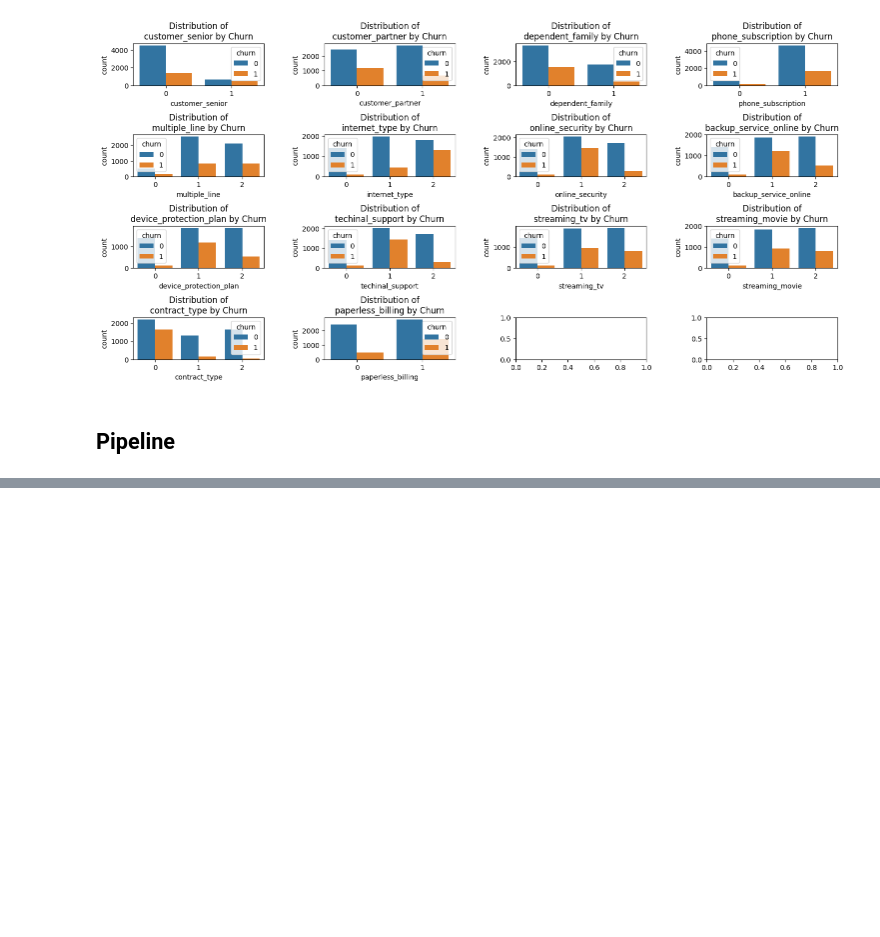
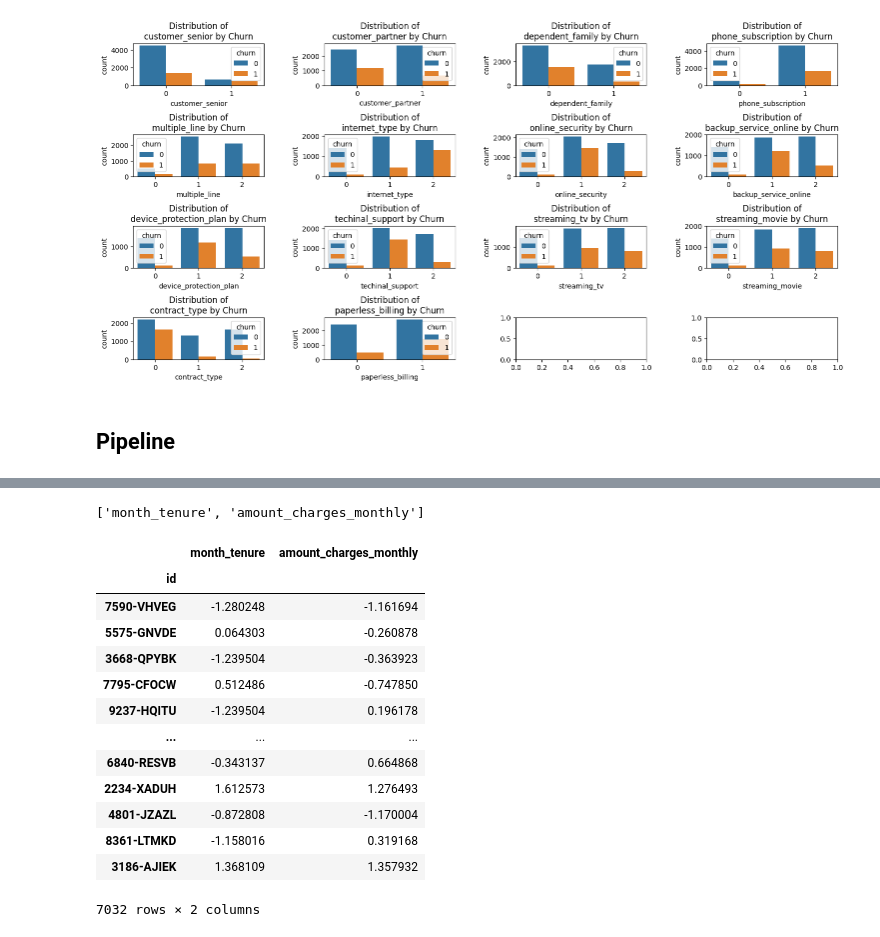
Before and after one commit to n-pizzetta/churn_prediction, a Jupyter notebook: notebooks/sigurd.ipynb, the cells around one changed output, grey strips where cells are left out. Cells and saved outputs as stored; diff of their text form; code cells hidden in the pictures; blank space fills up the shorter version.

```diff
--- a/notebooks/sigurd.ipynb
+++ b/notebooks/sigurd.ipynb
@@ -248,0 +281,28 @@ fig.show()
+# %%
+num_columns.remove("amount_total_charges")
+
+print(num_columns)
+# %% [output]
+['month_tenure', 'amount_charges_monthly']
+# %%
+
+scaler = StandardScaler()
+
+df_scaled = scaler.fit_transform(df[num_columns])
+df_scaled = pd.DataFrame(data=df_scaled, columns=num_columns, index=df["id"])
+df_scaled
+# %% [output]
+|  | month_tenure | amount_charges_monthly |
+| id |  |  |
+| 7590-VHVEG | -1.280248 | -1.161694 |
+| 5575-GNVDE | 0.064303 | -0.260878 |
+| 3668-QPYBK | -1.239504 | -0.363923 |
+| 7795-CFOCW | 0.512486 | -0.747850 |
+| 9237-HQITU | -1.239504 | 0.196178 |
+| ... | ... | ... |
+| 6840-RESVB | -0.343137 | 0.664868 |
+| 2234-XADUH | 1.612573 | 1.276493 |
+| 4801-JZAZL | -0.872808 | -1.170004 |
+| 8361-LTMKD | -1.158016 | 0.319168 |
+| 3186-AJIEK | 1.368109 | 1.357932 |
+7032 rows × 2 columns
```
Also changed, not shown: parts of 5 cells of this notebook.
